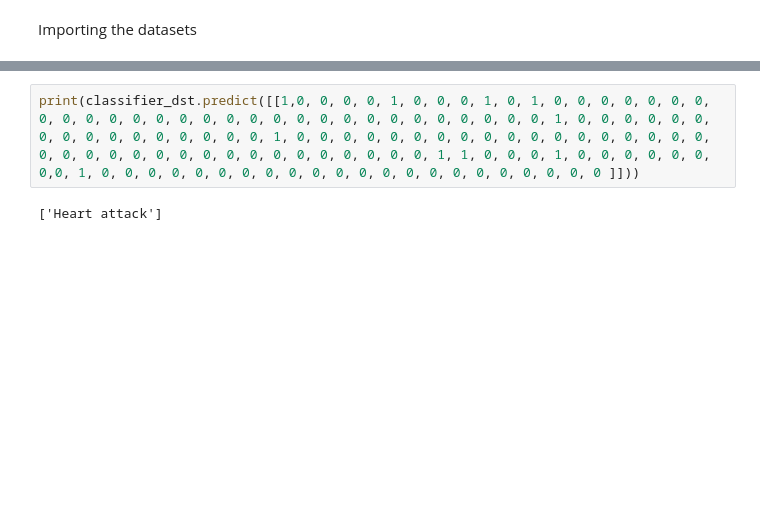
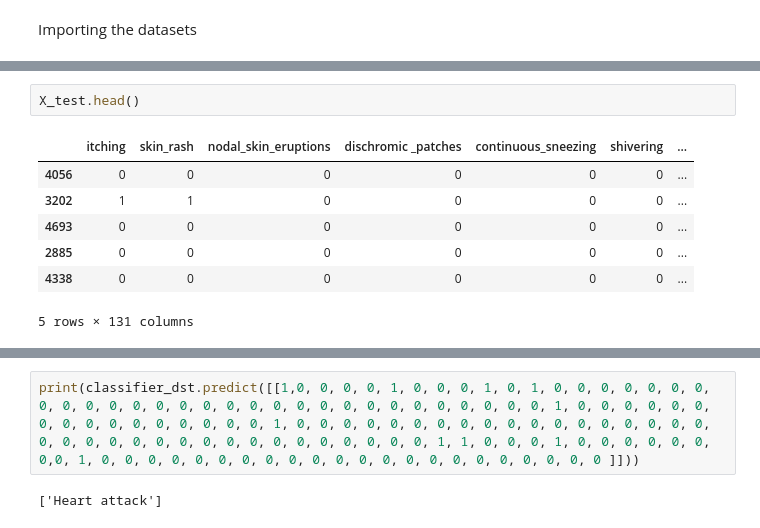
Before and after one commit to Dexter135790/Disease-Prediction, a Jupyter notebook: finalModel.ipynb, the cells around one changed output, grey strips where cells are left out. Saved outputs shown, nothing was run; the diff lists cells and outputs as text; blank space fills up the shorter version.

```diff
--- a/finalModel.ipynb
+++ b/finalModel.ipynb
@@ -48,0 +61,10 @@ print(X_test)
+# %%
+X_test.head()
+# %% [output]
+|  | itching | skin_rash | nodal_skin_eruptions | dischromic _patches | continuous_sneezing | shivering | ... |
+| 4056 | 0 | 0 | 0 | 0 | 0 | 0 | ... |
+| 3202 | 1 | 1 | 0 | 0 | 0 | 0 | ... |
+| 4693 | 0 | 0 | 0 | 0 | 0 | 0 | ... |
+| 2885 | 0 | 0 | 0 | 0 | 0 | 0 | ... |
+| 4338 | 0 | 0 | 0 | 0 | 0 | 0 | ... |
+5 rows × 131 columns
```
Also changed, not shown: parts of 19 cells of this notebook.
